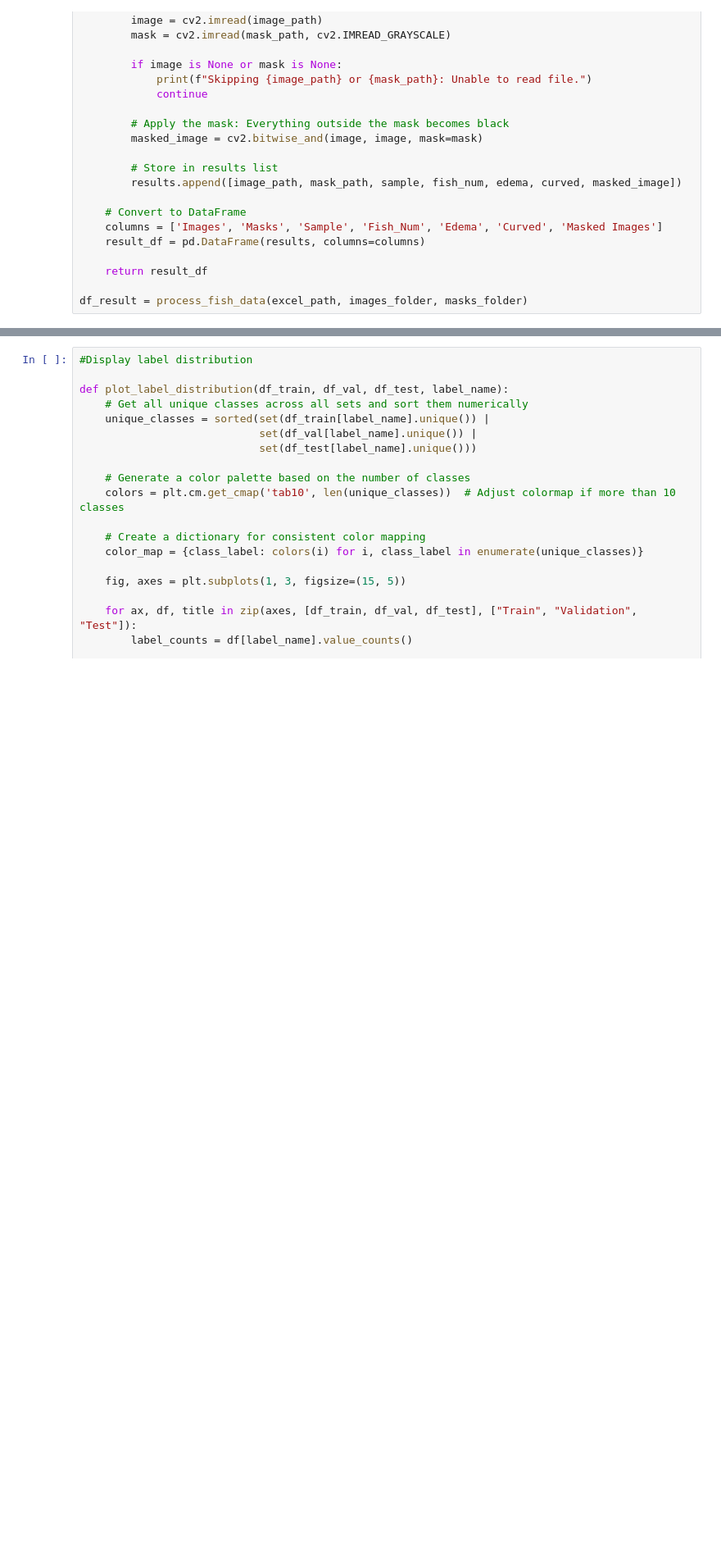
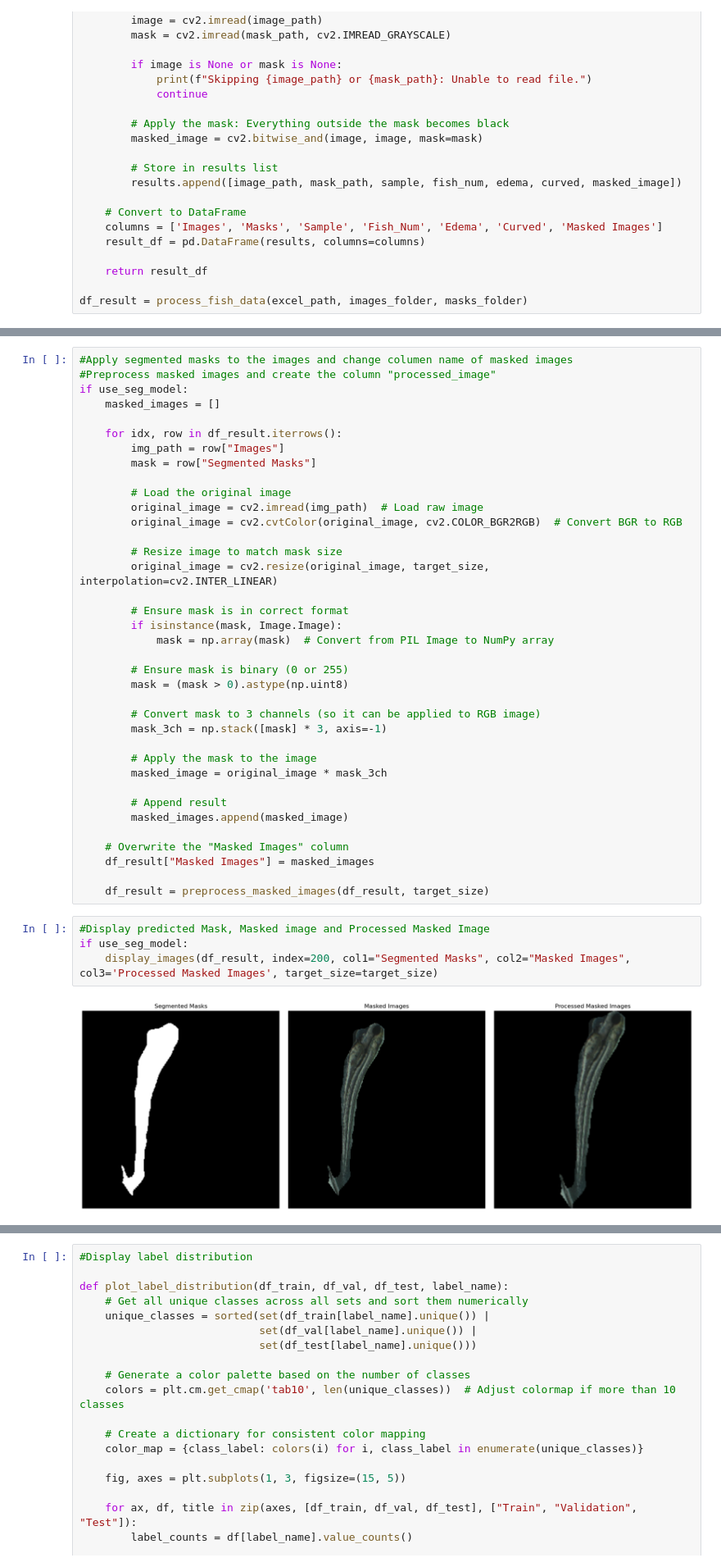
Before and after one commit to MarkDanielArndt/Zebra_Fish, a Jupyter notebook: Classification_Notebook.ipynb, the cells around one changed output, grey strips where cells are left out. Shown at 82% size. Cells and saved outputs as stored; diff of their text form; blank space fills up the shorter version.

```diff
--- a/Classification_Notebook.ipynb
+++ b/Classification_Notebook.ipynb
@@ -609,0 +650,43 @@ AttributeError: shape
+# %%
+#Apply segmented masks to the images and change columen name of masked images
+#Preprocess masked images and create the column "processed_image"
+if use_seg_model:
+    masked_images = []
+
+    for idx, row in df_result.iterrows():
+        img_path = row["Images"]
+        mask = row["Segmented Masks"]
+
+        # Load the original image
+        original_image = cv2.imread(img_path)  # Load raw image
+        original_image = cv2.cvtColor(original_image, cv2.COLOR_BGR2RGB)  # Convert BGR to RGB
+
+        # Resize image to match mask size
+        original_image = cv2.resize(original_image, target_size, interpolation=cv2.INTER_LINEAR)
+
+        # Ensure mask is in correct format
+        if isinstance(mask, Image.Image):
+            mask = np.array(mask)  # Convert from PIL Image to NumPy array
+
+        # Ensure mask is binary (0 or 255)
+        mask = (mask > 0).astype(np.uint8)
+
+        # Convert mask to 3 channels (so it can be applied to RGB image)
+        mask_3ch = np.stack([mask] * 3, axis=-1)
+
+        # Apply the mask to the image
+        masked_image = original_image * mask_3ch
+
+        # Append result
+        masked_images.append(masked_image)
+
+    # Overwrite the "Masked Images" column
+    df_result["Masked Images"] = masked_images
+
+    df_result = preprocess_masked_images(df_result, target_size)
+# %%
+#Display predicted Mask, Masked image and Processed Masked Image
+if use_seg_model:
+    display_images(df_result, index=200, col1="Segmented Masks", col2="Masked Images", col3='Processed Masked Images', target_size=target_size)
+# %% [output]
+[figure, added]
```
Also changed, not shown: parts of 23 cells of this notebook.
